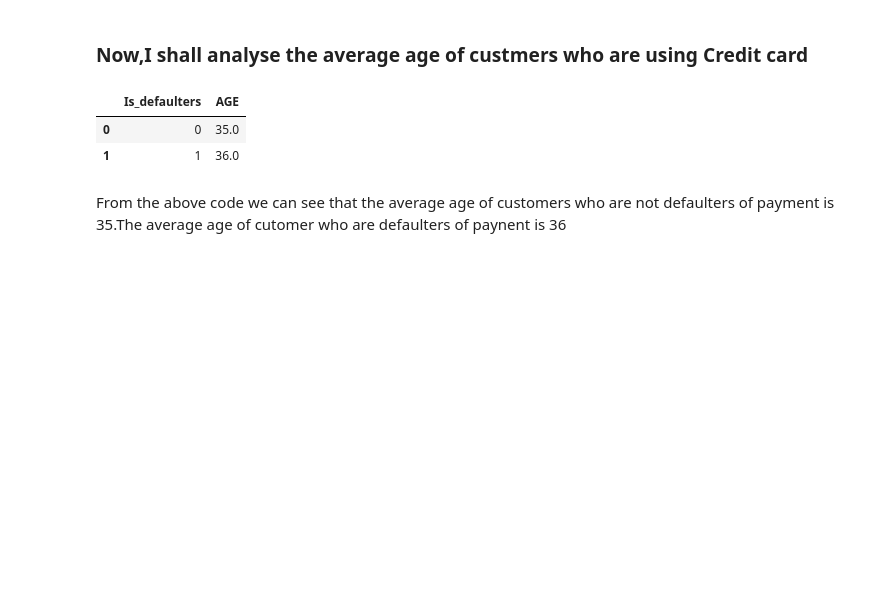
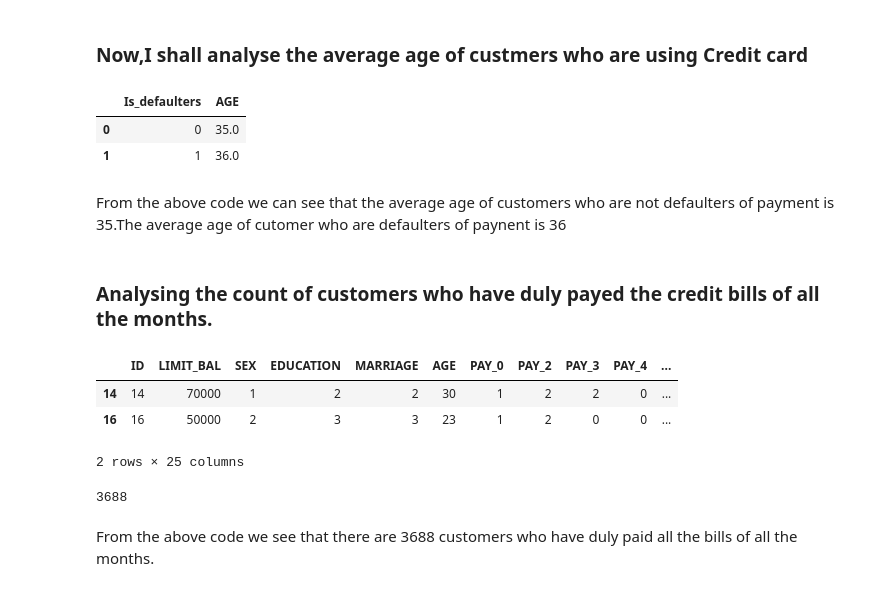
Before and after one commit to 1991Ab/Capstone-Project-3-Credit-Card-Default-Prediction, a Jupyter notebook: DefaultCreditCcard_Individual.ipynb, the cells around one changed output. Saved outputs shown, nothing was run; the diff lists cells and outputs as text; code cells hidden in the pictures; blank space fills up the shorter version.

```diff
--- a/DefaultCreditCcard_Individual.ipynb
+++ b/DefaultCreditCcard_Individual.ipynb
@@ -350,3 +350,19 @@ defaulter_age.reset_index()
 | 1 | 1 | 36.0 |
 # %% [markdown]
 From the above code we can see that the average age of customers who are not defaulters of payment is 35.The average age of cutomer who are  defaulters of paynent is 36
+# %% [markdown]
+### Analysing the count of customers who have duly payed the credit bills of all the months.
+# %%
+duly_paid=df[(df["PAY_0"] == 1) | (df["PAY_2"] == 1) | (df["PAY_3"] == 1) | (df["PAY_4"] == 1) | (df["PAY_5"] == 1 ) | (df["PAY_6"] == 1)]
+duly_paid.head(2)
+# %% [output]
+|  | ID | LIMIT_BAL | SEX | EDUCATION | MARRIAGE | AGE | PAY_0 | PAY_2 | PAY_3 | PAY_4 | ... |
+| 14 | 14 | 70000 | 1 | 2 | 2 | 30 | 1 | 2 | 2 | 0 | ... |
+| 16 | 16 | 50000 | 2 | 3 | 3 | 23 | 1 | 2 | 0 | 0 | ... |
+2 rows × 25 columns
+# %%
+len(duly_paid)
+# %% [output]
+3688
+# %% [markdown]
+From the above code we see that there are 3688 customers who have duly paid all the bills of all the months.
```
